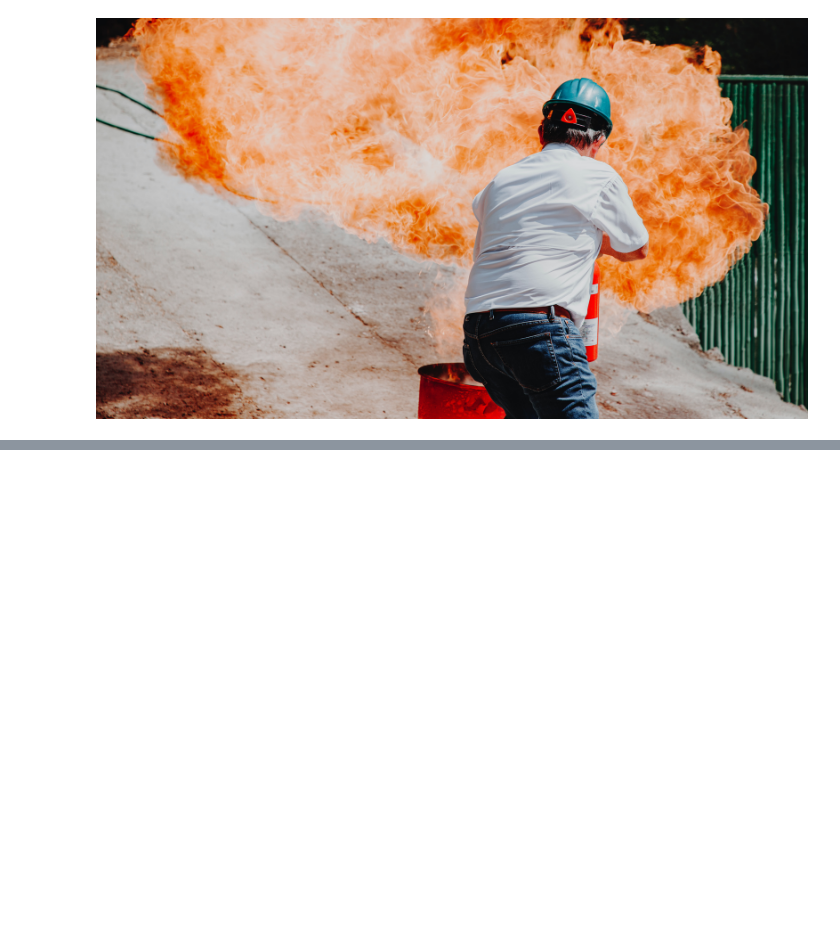
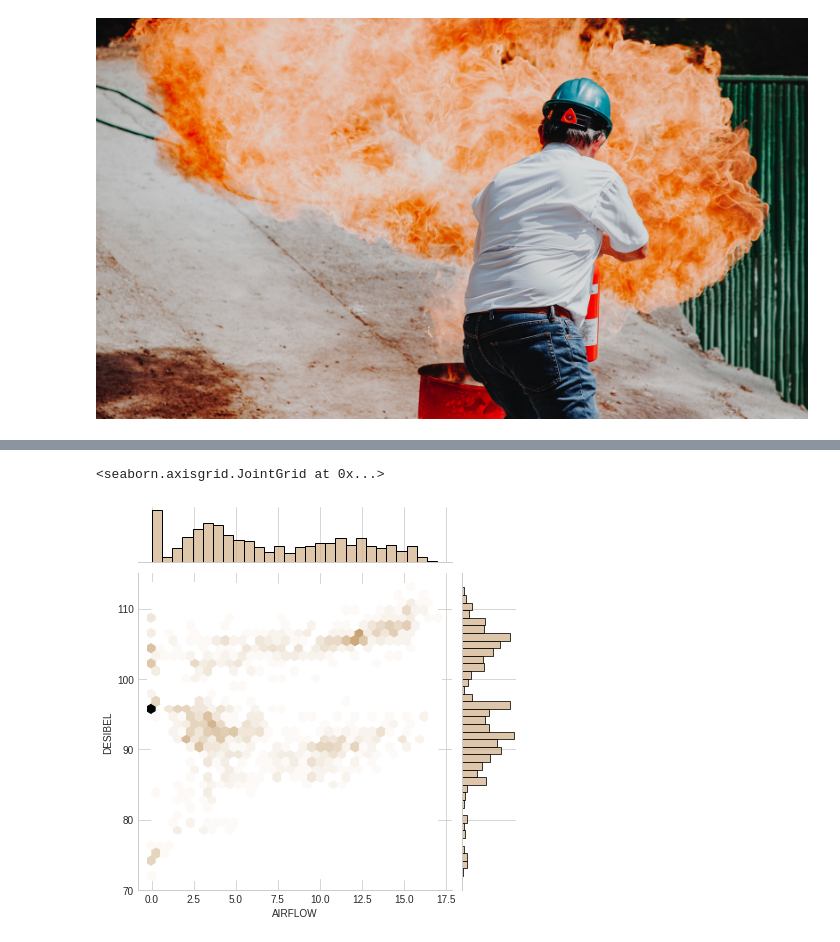
Before and after one commit to pronsSec/Acoustic-Fire-Extinguisher-Analysis, a Jupyter notebook: Acoustic_Fire_Extenguisher_EDA.ipynb, the cells around one changed output, grey strips where cells are left out. Drawn from its saved outputs; the diff is of its cells as text; code cells hidden in the pictures; blank space fills up the shorter version.

```diff
--- a/Acoustic_Fire_Extenguisher_EDA.ipynb
+++ b/Acoustic_Fire_Extenguisher_EDA.ipynb
@@ -176,2 +289,7 @@ plot_count_dist(data,
+# %%
+sns.jointplot(data=data, x="AIRFLOW", y='DESIBEL',kind='hex', color='tan') #we can see some relation here but let's try something different below
+# %% [output]
+<seaborn.axisgrid.JointGrid at 0x...>
+[figure, added]
 # %%
 sns.jointplot(data=data, x="AIRFLOW", y='DESIBEL',kind='reg', color='tan')
```
Also changed, not shown: parts of 41 cells of this notebook.
